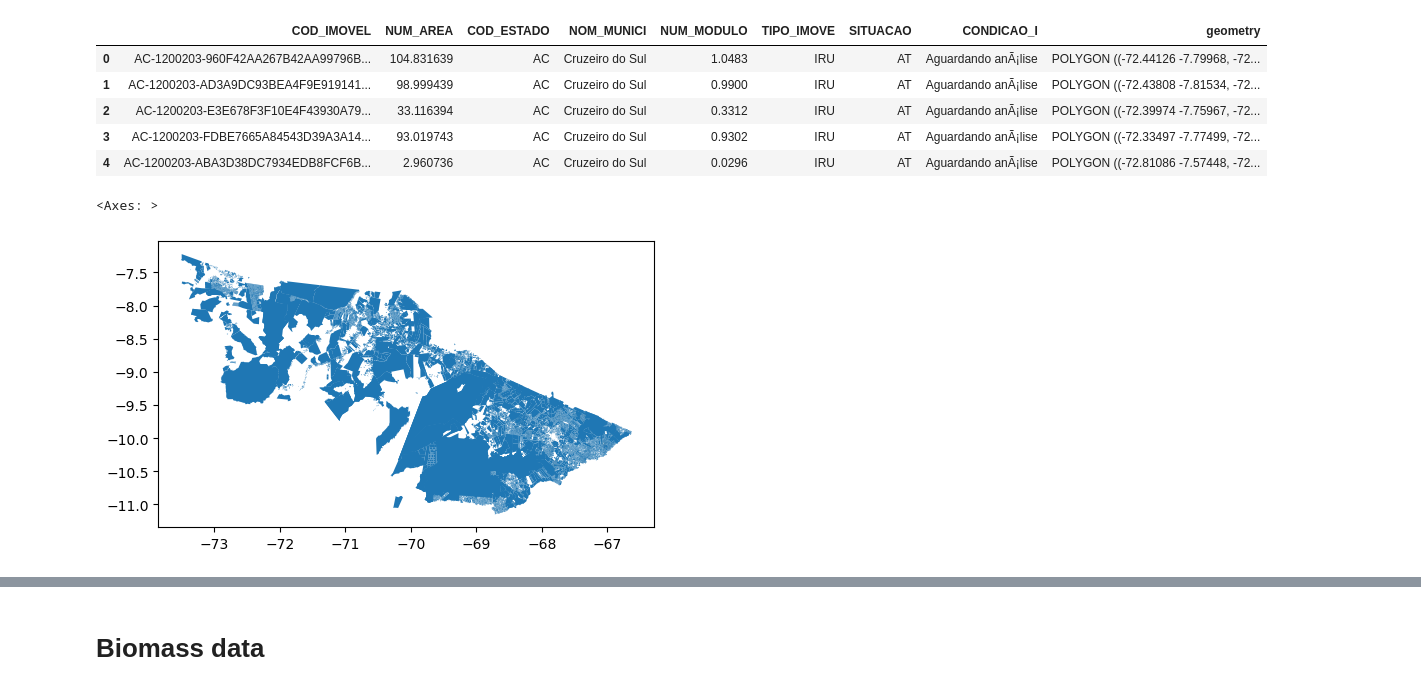
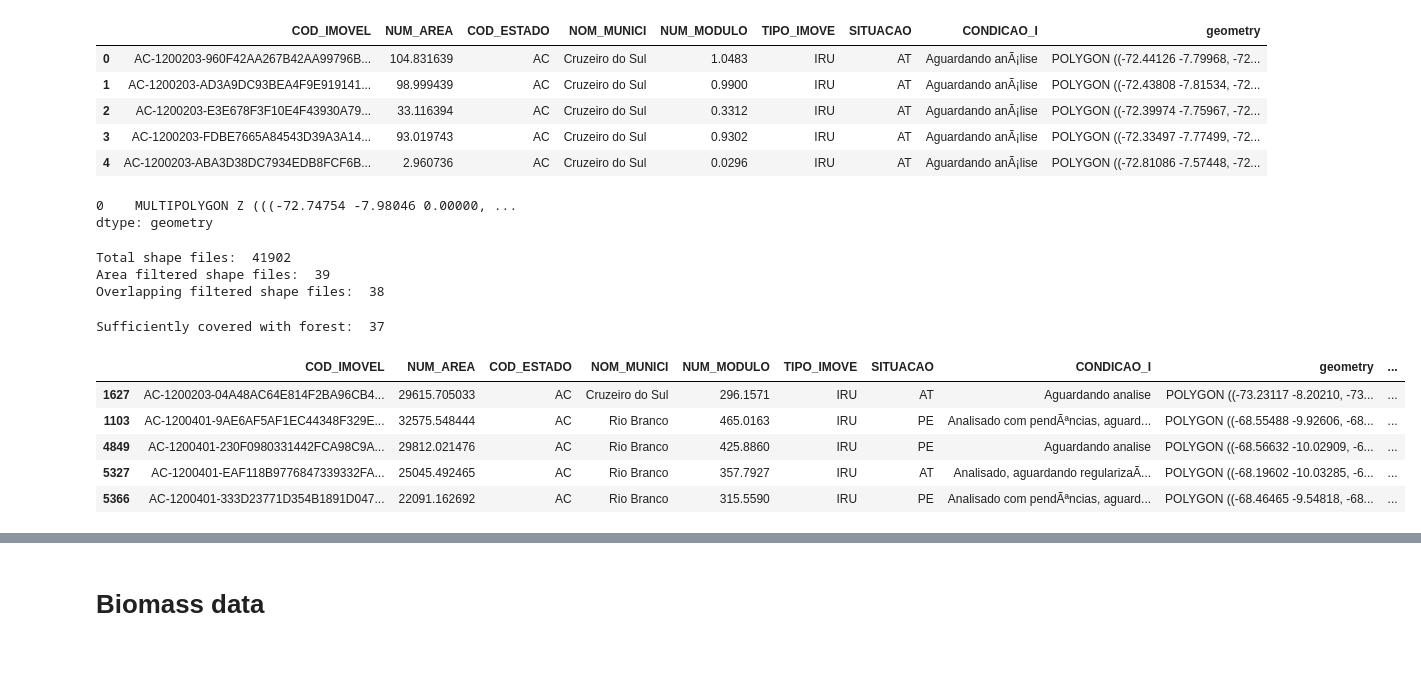
Before and after one commit to TimEngelmann/future-deforestation, a Jupyter notebook: notebooks/data_exploration.ipynb, the cells around one changed output, grey strips where cells are left out. Saved outputs shown, nothing was run; the diff lists cells and outputs as text; code cells hidden in the pictures; blank space fills up the shorter version.

```diff
--- a/notebooks/data_exploration.ipynb
+++ b/notebooks/data_exploration.ipynb
@@ -35,8 +40,63 @@ df.head()
 | 2 | AC-1200203-E3E678F3F10E4F43930A79... | 33.116394 | AC | Cruzeiro do Sul | 0.3312 | IRU | AT | Aguardando anÃ¡lise | POLYGON ((-72.39974 -7.75967, -72... |
 | 3 | AC-1200203-FDBE7665A84543D39A3A14... | 93.019743 | AC | Cruzeiro do Sul | 0.9302 | IRU | AT | Aguardando anÃ¡lise | POLYGON ((-72.33497 -7.77499, -72... |
 | 4 | AC-1200203-ABA3D38DC7934EDB8FCF6B... | 2.960736 | AC | Cruzeiro do Sul | 0.0296 | IRU | AT | Aguardando anÃ¡lise | POLYGON ((-72.81086 -7.57448, -72... |
+# %%
+def load_biomass_data(year, shape):
+    path_bio = "../data/biomass/250m/" + f"mapbiomas-brazil-collection-70-acre-{year}.tif"
+    with rasterio.open(path_bio) as src:
+        bio_data, out_transform = rasterio.mask.mask(src, shape, crop=True)
+        bio_data = np.squeeze(bio_data)
+        out_meta = src.meta
+    return bio_data
+
+def transform_to_labels(bio_data):
+    class_dict = {1:0, 3:0, 4:0, 5:0,49:0, # forest
+                10:1,11:1,12:1,32:1,29:1,13:1, 13:1, 50:1, # natural
+                14:2,15:2,18:2,19:2,39:2,20:2,40:2,61:2,41:2,36:2,46:2,47:2,48:2,9:2,21:2, # farming
+                22:3,23:3,24:3,30:3,25:3, # urban
+                26:4,33:4,31:4, # water
+                27:5,0:5} # unobserved
+    for i in range(bio_data.shape[0]):
+        for j in range(bio_data.shape[1]):
+            bio_data[i,j] = class_dict[bio_data[i,j]]
+    return bio_data
+# %%
+gpd.GeoSeries(pa.geometry[0])
+# %% [output]
+0    MULTIPOLYGON Z (((-72.74754 -7.98046 0.00000, ...
+dtype: geometry
+# %%
+df['area_6933'] = df.geometry.to_crs("EPSG:6933").area
+print('Total shape files: ', df.shape[0])
+
+pa_area = pa.to_crs("EPSG:6933").area.sum()
+df = df[(df.area_6933 > 0.75 * pa_area) & (df.area_6933 < 1.25 * pa_area)]
+print('Area filtered shape files: ', df.shape[0])
+
+for polygon in pa.geometry:
+    df = df[np.invert(df.overlaps(polygon).values)]
+print('Overlapping filtered shape files: ', df.shape[0])
+
+forest_cover_1985 = []
+for car in df.iterrows():
+    bio_data = load_biomass_data(1985, [car[1].geometry])
+    bio_data = transform_to_labels(bio_data)
+    forest_cover = np.count_nonzero(bio_data == 0) / np.count_nonzero(bio_data <= 4)
+    forest_cover_1985.append(forest_cover)
+df['fc_1985'] = forest_cover_1985
+df = df[df.fc_1985 >= 0.9]
+print('Sufficiently covered with forest: ', df.shape[0])
+# %% [output]
+Total shape files:  41902
+Area filtered shape files:  39
+Overlapping filtered shape files:  38
+Sufficiently covered with forest:  37
 # %%
-df.plot()
+df.head()
 # %% [output]
-<Axes: >
-[figure, removed]
+|  | COD_IMOVEL | NUM_AREA | COD_ESTADO | NOM_MUNICI | NUM_MODULO | TIPO_IMOVE | SITUACAO | CONDICAO_I | geometry | ... |
+| 1627 | AC-1200203-04A48AC64E814F2BA96CB4... | 29615.705033 | AC | Cruzeiro do Sul | 296.1571 | IRU | AT | Aguardando analise | POLYGON ((-73.23117 -8.20210, -73... | ... |
+| 1103 | AC-1200401-9AE6AF5AF1EC44348F329E... | 32575.548444 | AC | Rio Branco | 465.0163 | IRU | PE | Analisado com pendÃªncias, aguard... | POLYGON ((-68.55488 -9.92606, -68... | ... |
+| 4849 | AC-1200401-230F0980331442FCA98C9A... | 29812.021476 | AC | Rio Branco | 425.8860 | IRU | PE | Aguardando analise | POLYGON ((-68.56632 -10.02909, -6... | ... |
+| 5327 | AC-1200401-EAF118B9776847339332FA... | 25045.492465 | AC | Rio Branco | 357.7927 | IRU | AT | Analisado, aguardando regularizaÃ... | POLYGON ((-68.19602 -10.03285, -6... | ... |
+| 5366 | AC-1200401-333D23771D354B1891D047... | 22091.162692 | AC | Rio Branco | 315.5590 | IRU | PE | Analisado com pendÃªncias, aguard... | POLYGON ((-68.46465 -9.54818, -68... | ... |
```
Also changed, not shown: parts of 31 cells of this notebook.
